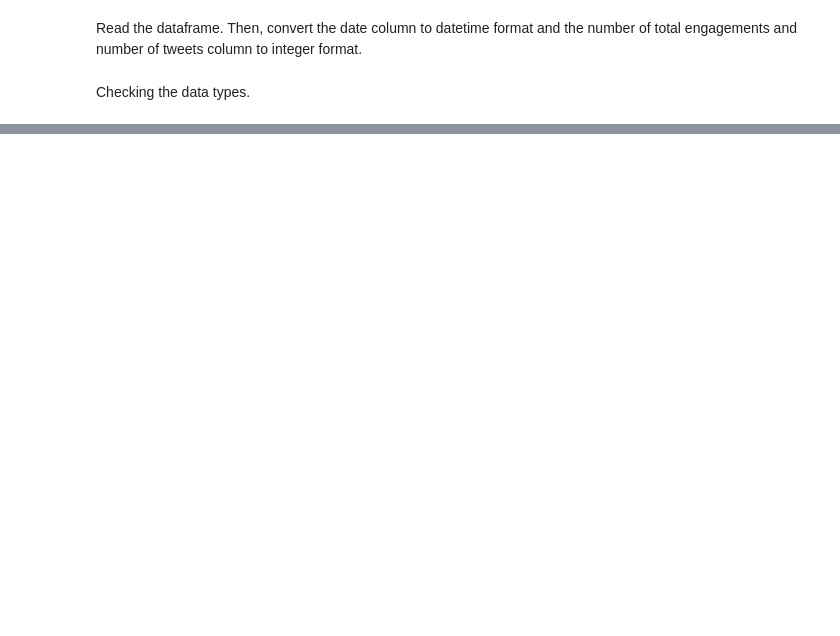
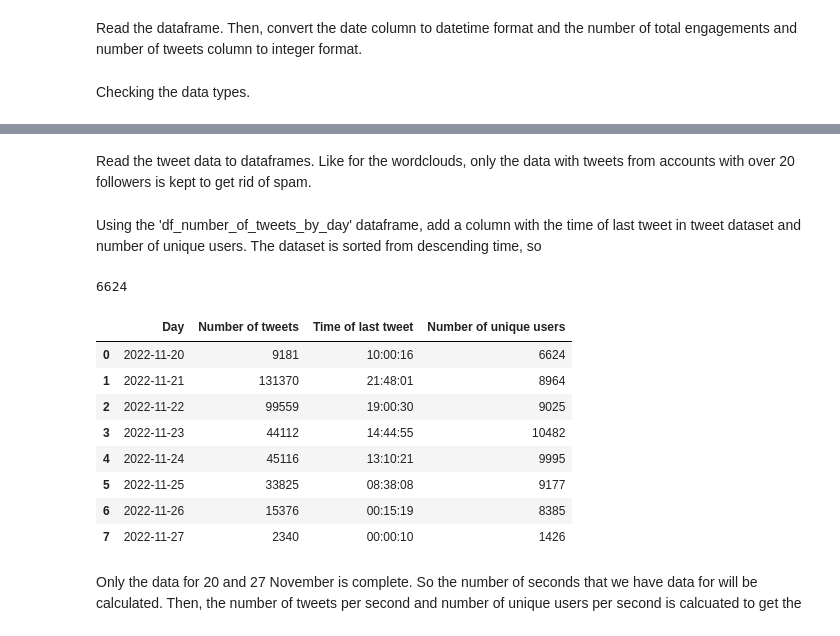
Before and after one commit to zzoeys/zzoeys.github.io, a Jupyter notebook: anthro390/plots/bubble_chart.ipynb, the cells around one changed output, grey strips where cells are left out. Drawn from its saved outputs; the diff is of its cells as text; code cells hidden in the pictures; blank space fills up the shorter version.

Commit message:
Add unique users chart

```diff
--- a/anthro390/plots/bubble_chart.ipynb
+++ b/anthro390/plots/bubble_chart.ipynb
@@ -67,0 +103,5 @@ fig.write_html("html/combined.html", include_plotlyjs="cdn", full_html = False)
+# %%
+df_number_of_tweets["Date"] = df_number_of_tweets["Date"].astype(str)
+df_number_of_tweets[['Day','Time']] = df_number_of_tweets.Date.str.split(expand=True)
+
+df_number_of_tweets.head()
@@ -67,0 +115,4 @@ fig.write_html("html/combined.html", include_plotlyjs="cdn", full_html = False)
+# %%
+df_tweets_by_day = df_number_of_tweets.groupby("Day")["Number of tweets"].sum().reset_index(name='Number of tweets')
+
+df_tweets_by_day.head(8)
@@ -67,0 +129,45 @@ fig.write_html("html/combined.html", include_plotlyjs="cdn", full_html = False)
+# %% [markdown]
+Read the tweet data to dataframes. Like for the wordclouds, only the data with tweets from accounts with over 20 followers is kept to get rid of spam.
+# %%
+dataframe = {}
+
+for date in range(20, 28):
+    file = "data/" + str(date) +"_nov_archive.csv"
+    df = pd.read_csv(file)
+    key = str("df_" + str(date) + "_nov")
+    dataframe[key] = df
+
+for date in dataframe:
+    dataframe[date] = dataframe[date][dataframe[date]["user_followers_count"] > 49]
+# %% [markdown]
+Using the 'df_number_of_tweets_by_day' dataframe, add a column with the time of last tweet in tweet dataset and number of unique users. The dataset is sorted from descending time, so
+# %%
+print(dataframe["df_20_nov"]["from_user"].unique().size)
+# %% [output]
+6624
+# %%
+time_of_last_tweet = []
+number_of_unique_users_in_dataset = []
+
+for date in dataframe:
+    df = dataframe[date]
+    df[["Day","Time"]] = df.time.str.split(expand=True)
+    time_of_last_tweet.append(df.iloc[-1]["Time"])
+    number_of_unique_users_in_dataset.append(df["from_user"].unique().size)
+
+df_tweets_by_day["Time of last tweet"] = time_of_last_tweet
+df_tweets_by_day["Number of unique users"] = number_of_unique_users_in_dataset
+
+df_tweets_by_day.head(8)
+# %% [output]
+|  | Day | Number of tweets | Time of last tweet | Number of unique users |
+| 0 | 2022-11-20 | 9181 | 10:00:16 | 6624 |
+| 1 | 2022-11-21 | 131370 | 21:48:01 | 8964 |
+| 2 | 2022-11-22 | 99559 | 19:00:30 | 9025 |
+| 3 | 2022-11-23 | 44112 | 14:44:55 | 10482 |
+| 4 | 2022-11-24 | 45116 | 13:10:21 | 9995 |
+| 5 | 2022-11-25 | 33825 | 08:38:08 | 9177 |
+| 6 | 2022-11-26 | 15376 | 00:15:19 | 8385 |
+| 7 | 2022-11-27 | 2340 | 00:00:10 | 1426 |
+# %% [markdown]
+Only the data for 20 and 27 November is complete. So the number of seconds that we have data for will be calculated. Then, the number of tweets per second and number of unique users per second is calcuated to get the
```
Also changed, not shown: parts of 9 cells of this notebook, 9 other files.
